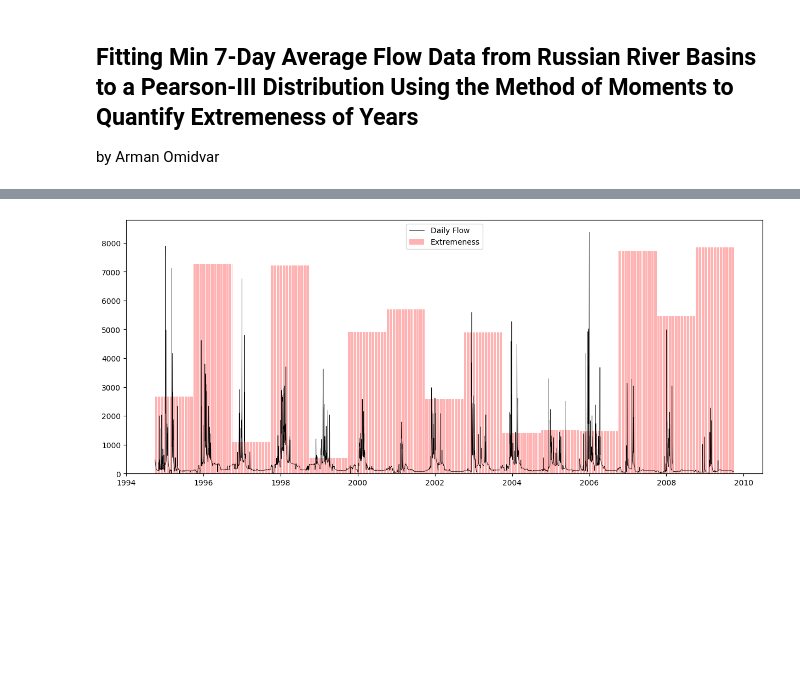
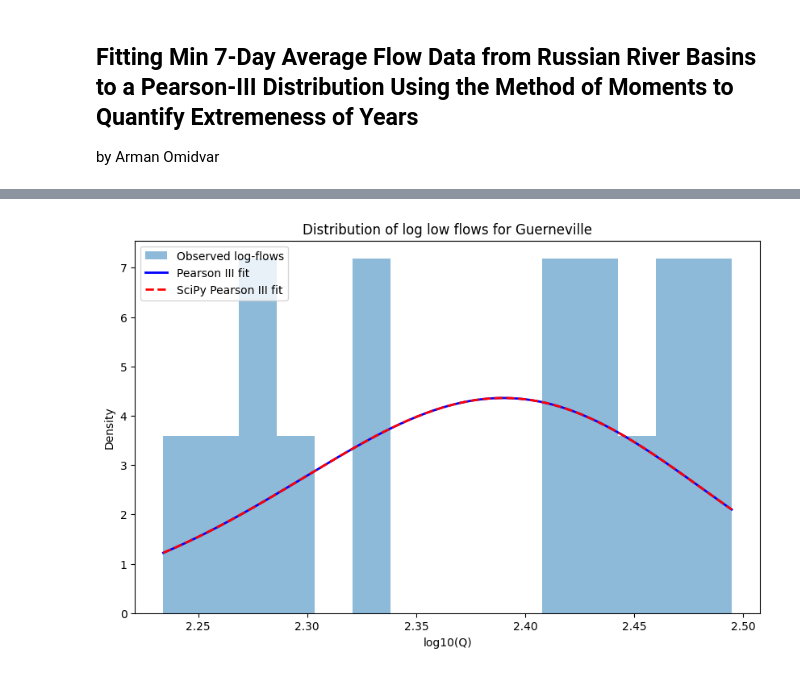
Before and after one commit to ArmanO2005/Fitting-a-Pearson-Type-III-Distribution-to-Peak-Flow-Data-from-the-Russian-River, a Jupyter notebook: Low_Flow_Analysis.ipynb, the cells around one changed output, grey strips where cells are left out. Drawn from its saved outputs; the diff is of its cells as text; code cells hidden in the pictures; blank space fills up the shorter version.

Commit message:
climatic years

```diff
--- a/Low_Flow_Analysis.ipynb
+++ b/Low_Flow_Analysis.ipynb
@@ -14,17 +12,19 @@ Matalas, Nicholas C. Probability distribution of low flows. US Government Printi
 # %%
 def sample_mean(low_flows):
-    return np.mean(low_flows)
+    log_low_flows = np.log10(low_flows)
+    return np.mean(log_low_flows)
 
 def sample_std(low_flows):
-    return np.std(low_flows, ddof=1)
+    log_low_flows = np.log10(low_flows)
+    return np.std(log_low_flows, ddof=1)
 
 def sample_skew(low_flows):
     n = len(low_flows)
-    mean = sample_mean(low_flows)
-    m3 = np.sum((low_flows - mean) ** 3) / n
-    m2 = sample_std(low_flows) ** 2 * (n - 1) / n
-    skewness = m3 / (m2 ** 1.5)
-    return skewness
+    log_low_flows = np.log10(low_flows)
+    std = np.std(log_low_flows, ddof=1)
+    mean = np.mean(log_low_flows)
+
+    return (np.sum((log_low_flows - mean) ** 3) * n) / ((n - 1) * (n - 2) * (std ** 3))
 # %%
 def pearsonIII_alpha_estimate(sample_skew):
     """
@@ -47,10 +47,10 @@ def pearsonIII_tau_estimate(mean_log_peak_flows, beta_hat, alpha_hat):
     tau_hat = mean_log_peak_flows - (alpha_hat * beta_hat)
     return tau_hat
 # %%
-calpella_low_flows = pd.read_csv('russian_river_low_flows/Calpella.csv')
-guerneville_low_flows = pd.read_csv('russian_river_low_flows/Guerneville.csv')
-hopland_low_flows = pd.read_csv('russian_river_low_flows/Hopland.csv')
-warmsprings_low_flows = pd.read_csv('russian_river_low_flows/Warm.csv')
+calpella_low_flows = pd.read_csv('russian_river_low_flows(7d-avg)/Calpella.csv')
+guerneville_low_flows = pd.read_csv('russian_river_low_flows(7d-avg)/Guerneville.csv')
+hopland_low_flows = pd.read_csv('russian_river_low_flows(7d-avg)/Hopland.csv')
+warmsprings_low_flows = pd.read_csv('russian_river_low_flows(7d-avg)/Warm.csv')
 
 calpella_all_data = pd.read_csv('russian_river_data/Calpella_daily.csv')
 guerneville_all_data = pd.read_csv('russian_river_data/Guerneville_daily.csv')
@@ -70,7 +70,7 @@ all_data = {'Calpella': calpella_all_data,
 
 
 extreme_years = pd.DataFrame()
-extreme_years['water_year'] = calpella_low_flows['water_year']
+extreme_years['climatic_year'] = calpella_low_flows['climatic_year']
 
 
 def pearson3_pdf(x, alpha, beta, tau):
@@ -91,62 +91,32 @@ for basin in low_flows.keys():
     basin_low_flows = low_flows[basin]
     sam_skew = sample_skew(basin_low_flows)
 
-    mean_flows = np.mean(basin_low_flows)
-    std_flows = np.std(basin_low_flows, ddof=1)
+    log_flows = np.log10(basin_low_flows)
+    mean_log_flows = np.mean(log_flows)
+    std_log_flows = np.std(log_flows, ddof=1)
 
     alpha_hat = pearsonIII_alpha_estimate(sam_skew)
-    beta_hat = pearsonIII_beta_estimate(sam_skew, std_flows, alpha_hat)
-    tau_hat = pearsonIII_tau_estimate(mean_flows, beta_hat, alpha_hat)
+    beta_hat = pearsonIII_beta_estimate(sam_skew, std_log_flows, alpha_hat)
+    tau_hat = pearsonIII_tau_estimate(mean_log_flows, beta_hat, alpha_hat)
 
     print(f'Basin: {basin}')
     print(f'alpha_hat: {alpha_hat}, beta_hat: {beta_hat}, tau_hat: {tau_hat}')
 
-    dist = pearson3(sam_skew, loc=mean_flows, scale=std_flows)
-    x = np.linspace(min(basin_low_flows), max(basin_low_flows), 200)
+    dist = pearson3(sam_skew, loc=mean_log_flows, scale=std_log_flows)
+    x = np.linspace(min(log_flows), max(log_flows), 200)
     scipy_pdf_vals = dist.pdf(x)
     my_pdf_vals = pearson3_pdf(x, alpha_hat, beta_hat, tau_hat)
 
-    extreme_years[basin] = 1 - dist.cdf(basin_low_flows)
+    extreme_years[basin] = 1 - dist.cdf(np.log10(basin_low_flows))
 
     plt.figure(figsize=(10, 6))
-    plt.hist(basin_low_flows, bins=15, density=True, alpha=0.5, label='Observed flows')
+    plt.hist(log_flows, bins=15, density=True, alpha=0.5, label='Observed log-flows')
     plt.plot(x, my_pdf_vals, 'b-', lw=2, label='Pearson III fit')
     plt.plot(x, scipy_pdf_vals, 'r--', lw=2, label='SciPy Pearson III fit')
-    plt.xlabel('Flow (cfs)')
+    plt.xlabel('log10(Q)')
     plt.ylabel('Density')
-    plt.title(f'Distribution of low flows for {basin}')
+    plt.title(f'Distribution of log low flows for {basin}')
     plt.legend()
     plt.show()
-
-
-    all_data[basin]['Date'] = pd.to_datetime(all_data[basin]['Date'])
-    low_flow_df = all_data[basin].copy()
-    low_flow_df['water_year'] = np.where(low_flow_df['Date'].dt.month >= 10, low_flow_df['Date'].dt.year + 1, low_flow_df['Date'].dt.year)
-    low_flow_df['low_flow'] = None
-    low_flow_df['extremeness'] = None
-    for i, year in enumerate(low_flow_df['water_year'].unique()):
-        low_flow_df.loc[low_flow_df['water_year'] == year, 'low_flow'] = basin_low_flows[i]
-        low_flow_df.loc[low_flow_df['water_year'] == year, 'extremeness'] = extreme_years[basin].iloc[i]
-
-
-    plt.figure(figsize=(15, 6))
-    plt.bar(
-        low_flow_df['Date'],
-        low_flow_df['extremeness'] * max(all_data[basin].iloc[:, 3]),
-        color="red",
-        alpha=0.3,
-        label="Extremeness"
-    )
-
-    plt.plot(
-        all_data[basin]['Date'],
-        all_data[basin].iloc[:, 3],
-        color="black",
-        linewidth=0.5,
-        label="Daily Flow",
-    )
-
-    plt.legend()
-    plt.show()
 # %% [output]
 Basin: Calpella
@@ -155 +127 @@ alpha_hat: 132.203715913663, beta_hat: -2.826247068918145, tau_hat: 427.52209529
-[figure, old version]
+[figure, new version]
```
Also changed, not shown: parts of 5 cells of this notebook, 10 other files.
